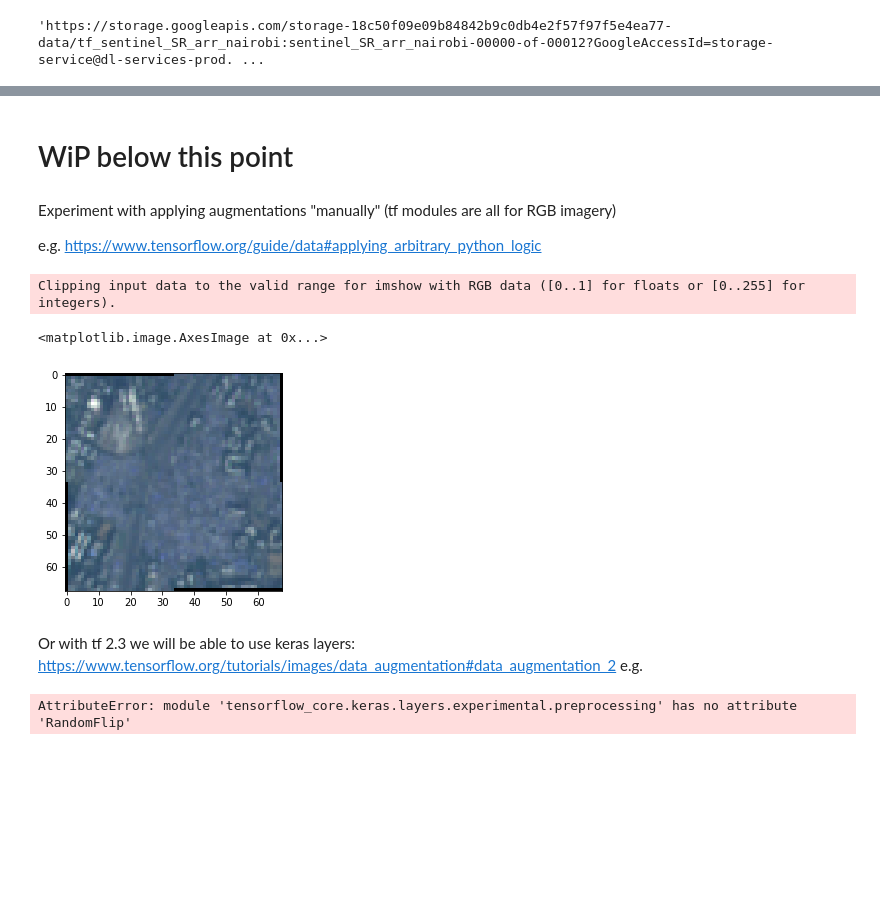
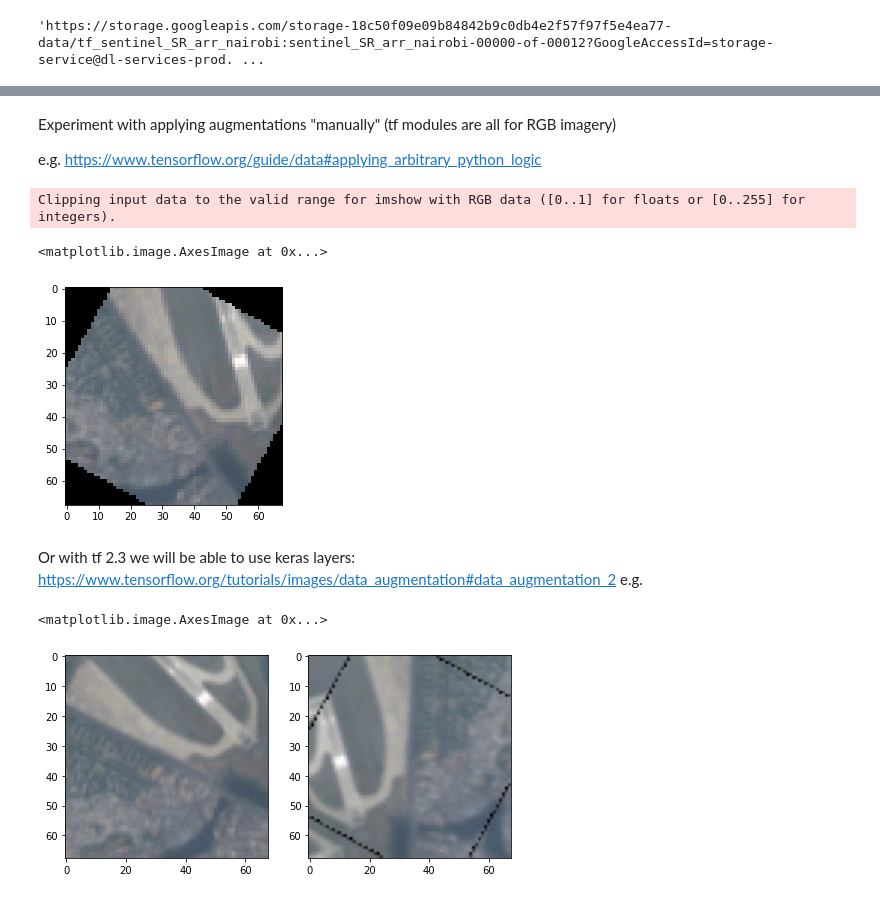
Before and after one commit to harry-gibson/dl_image_segmentation, a Jupyter notebook: parse_tfrecords.ipynb, the cells around one changed output, grey strips where cells are left out. Cells and saved outputs as stored; diff of their text form; code cells hidden in the pictures; blank space fills up the shorter version.

```diff
--- a/parse_tfrecords.ipynb
+++ b/parse_tfrecords.ipynb
@@ -29,24 +34,22 @@ To read the sharded (multiple-files) dataset we just pass a list of files rather
 # %%
-tf_files = glob.glob(os.path.join(tf_folder_tifraw, '*'))
-dataset_tifraw = tf.data.TFRecordDataset(filenames=tf_files)
-eg_tifraw = next(iter(dataset_tifraw))
+_tf_files = glob.glob(os.path.join(tf_folder_tifraw, '*'))
+_dataset_tifraw = tf.data.TFRecordDataset(filenames=_tf_files)
+eg_tifraw = next(iter(_dataset_tifraw))
 
-tf_files = glob.glob(os.path.join(tf_folder_tifarr, '*'))
-dataset_tifarr = tf.data.TFRecordDataset(filenames=tf_files)
-eg_tifarr = next(iter(dataset_tifarr))
+_tf_files = glob.glob(os.path.join(tf_folder_tifarr, '*'))
+_dataset_tifarr = tf.data.TFRecordDataset(filenames=_tf_files)
+eg_tifarr = next(iter(_dataset_tifarr))
 
-tf_files = glob.glob(os.path.join(tf_folder_rgbraw_tif, '*'))
-dataset_rgbraw_gdal = tf.data.TFRecordDataset(filenames=tf_files)
-eg_rgbraw_gdal = next(iter(dataset_rgbraw_gdal))
+_tf_files = glob.glob(os.path.join(tf_folder_rgbraw_tif, '*'))
+_dataset_rgbraw_gdal = tf.data.TFRecordDataset(filenames=_tf_files)
+eg_rgbraw_gdal = next(iter(_dataset_rgbraw_gdal))
 
-tf_files = glob.glob(os.path.join(tf_folder_rgbraw_png, '*'))
-dataset_rgbraw_png = tf.data.TFRecordDataset(filenames=tf_files)
-eg_rgbraw_png = next(iter(dataset_rgbraw_png))
+_tf_files = glob.glob(os.path.join(tf_folder_rgbraw_png, '*'))
+_dataset_rgbraw_png = tf.data.TFRecordDataset(filenames=_tf_files)
+eg_rgbraw_png = next(iter(_dataset_rgbraw_png))
 
-tf_files = glob.glob(os.path.join(tf_folder_rgbarr, '*'))
-dataset_rgbarr = tf.data.TFRecordDataset(filenames=tf_files)
-eg_rgbarr = next(iter(dataset_rgbarr))
-#tf_files = glob.glob(os.path.join(tf_mp_sentinel_folder, '*'))
-#raw_dataset_tif = tf.data.TFRecordDataset(filenames=tf_files)
+_tf_files = glob.glob(os.path.join(tf_folder_rgbarr, '*'))
+_dataset_rgbarr = tf.data.TFRecordDataset(filenames=_tf_files)
+eg_rgbarr = next(iter(_dataset_rgbarr))
 # %% [markdown]
 ### See the structure of the records
@@ -166,5 +178,5 @@ ax[1].imshow(tgt_rgbarr)
 (can equally store 8 bit image data in this format as per the DL sample, but it wastes lots of space)
 # %%
-img_tifarr, tgt_tifarr, id_tifarr = parse_higher_example(eg_tifarr)
+img_tifarr, tgt_tifarr, id_tifarr = parse_higher_dtype_array_proto(eg_tifarr)
 img_tifarr.shape # this is a tensor of an array
 # %% [output]
@@ -276,5 +288,3 @@ ax[1].imshow(t[0])
-# %% [markdown]
-# WiP below this point
 # %% [markdown]
 Experiment with applying augmentations "manually" (tf modules are all for RGB imagery)
 
@@ -283,11 +293,11 @@ https://www.tensorflow.org/guide/data#applying_arbitrary_python_logic
 # %%
 import scipy.ndimage as ndimage
 # %%
-plt.imshow(ndimage.rotate(sentinel_rgb, np.random.uniform(-30,30), reshape=False))
+plt.imshow(ndimage.rotate(sentinel_rgb / sentinel_rgb.max(axis=(0,1)), np.random.uniform(-30,30), reshape=False))
 # %% [output]
 Clipping input data to the valid range for imshow with RGB data ([0..1] for floats or [0..255] for integers).
 <matplotlib.image.AxesImage at 0x...>
-[figure, old version]
+[figure, new version]
 # %% [markdown]
 Or with tf 2.3 we will be able to use keras layers:
 https://www.tensorflow.org/tutorials/images/data_augmentation#data_augmentation_2
@@ -296,7 +306,16 @@ e.g.
 import tensorflow.keras.layers as layers
 aug = tf.keras.Sequential([
     layers.experimental.preprocessing.RandomFlip("horizontal_and_vertical"),
-    layers.experimental.preprocessing.RandomRotation(0.2)])
+    layers.experimental.preprocessing.RandomRotation(0.2,fill_mode='reflect', interpolation='bilinear') ])
 # not implemented in <2.3
-# %% [output]
-AttributeError: module 'tensorflow_core.keras.layers.experimental.preprocessing' has no attribute 'RandomFlip'
+# %%
+fig, ax = plt.subplots(1,2, figsize=(8,5))
+#sentinel_rgb = sentinel_rgb / (sentinel_rgb.max(axis=(0,1)))
+ax[0].imshow(sentinel_rgb / sentinel_rgb.max(axis=(0,1)))
+
+new_img = aug(tf.expand_dims(sentinel_rgb, 0))[0]
+ax[1].imshow(new_img/new_img.numpy().max(axis=(0,1)) )
+#ax[1].imshow(new_img/1400 )
+# %% [output]
+<matplotlib.image.AxesImage at 0x...>
+[figure, added]
```
Also changed, not shown: parts of 44 cells of this notebook.
